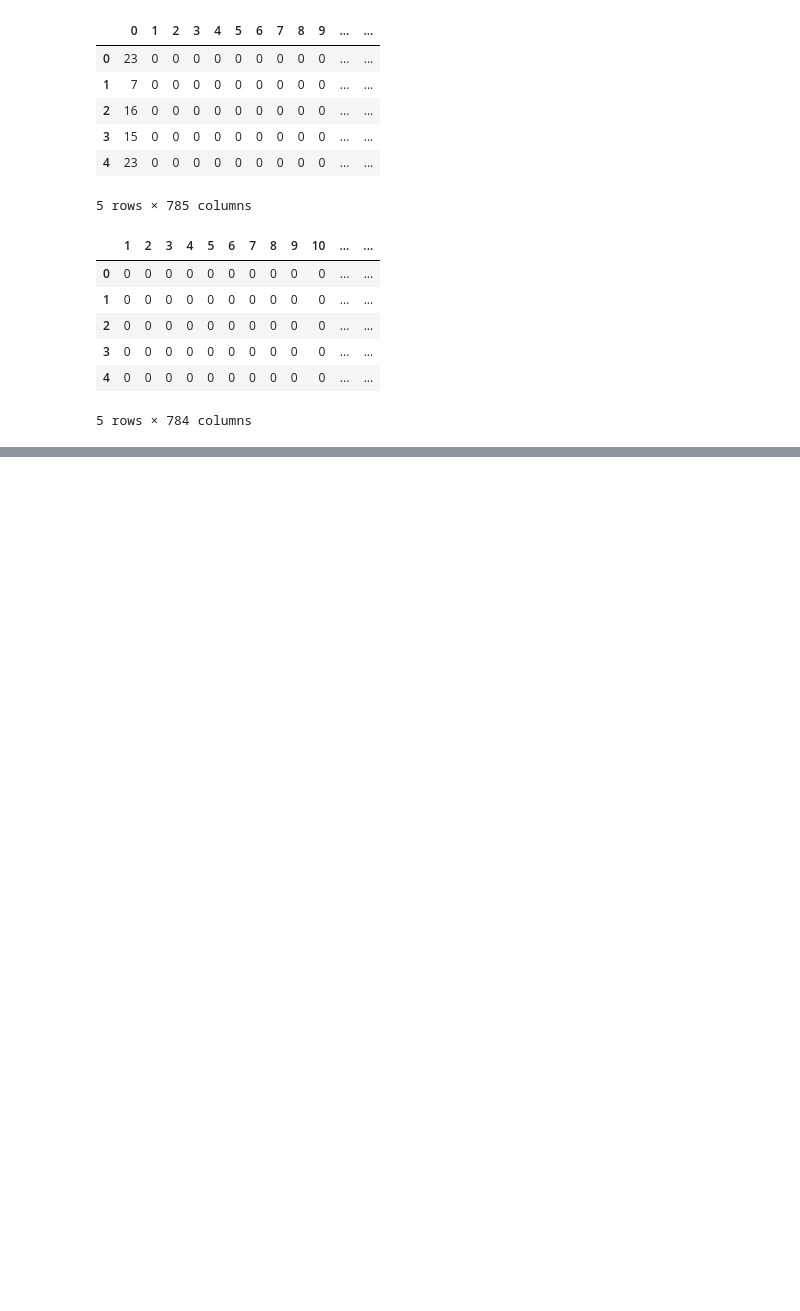
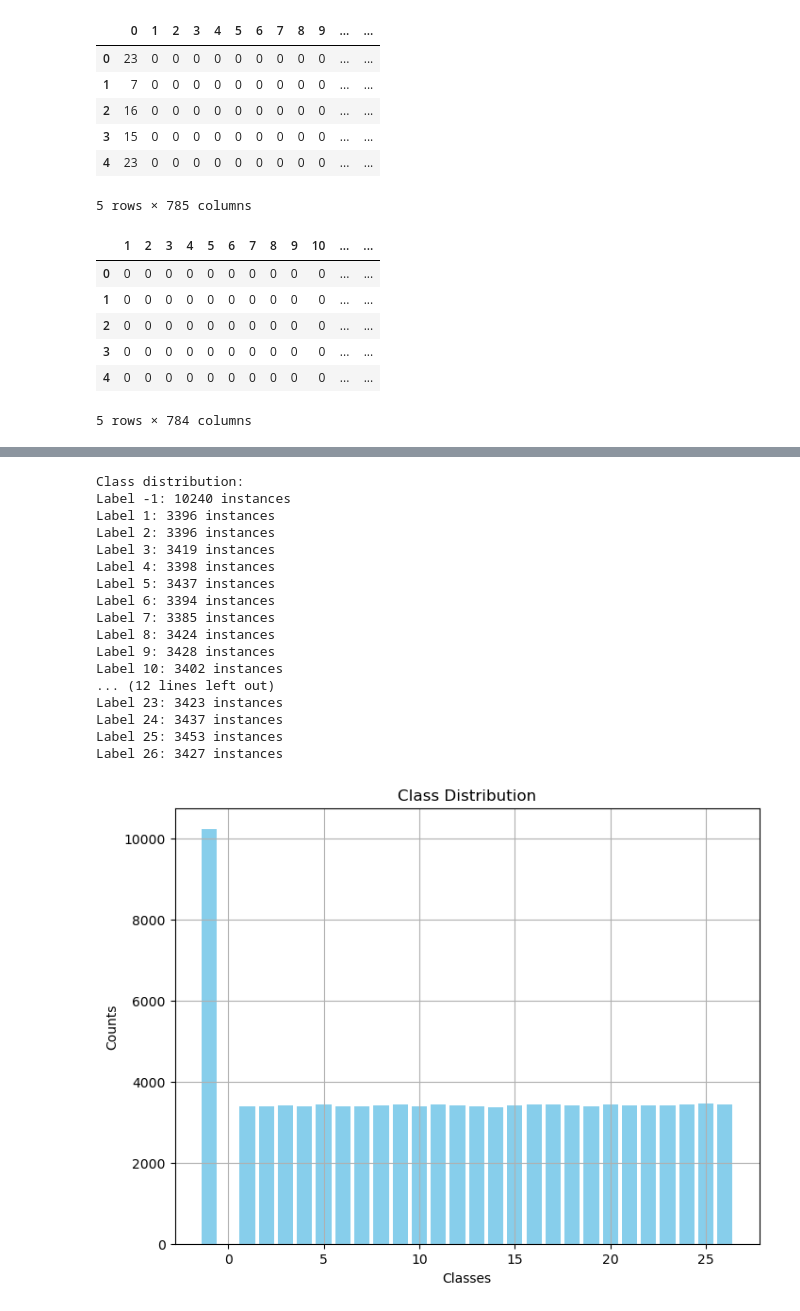
Before and after one commit to Zafyree3/DELE_CA2, a Jupyter notebook: PART A.ipynb, the cells around one changed output, grey strips where cells are left out. Cells and saved outputs as stored; diff of their text form; code cells hidden in the pictures; blank space fills up the shorter version.

```diff
--- a/PART A.ipynb
+++ b/PART A.ipynb
@@ -90 +93,42 @@ for label in ordered_labels:
 ... (15 outputs left out)
+# %%
+import numpy as np
+
+# Count occurrences of each label
+unique_labels, label_counts = np.unique(labels, return_counts=True)
+
+# Print the distribution
+print("Class distribution:")
+for label, count in zip(unique_labels, label_counts):
+    print(f"Label {label}: {count} instances")
+
+plt.figure(figsize=(8, 6))  # Specify the figure size (optional)
+plt.bar(unique_labels, label_counts, color='skyblue')
+
+# Customize the chart
+plt.title('Class Distribution')
+plt.xlabel('Classes')
+plt.ylabel('Counts')
+plt.grid(True)  # Add gridlines for better readability (optional)
+
+# Display the chart
+plt.show()
+# %% [output]
+Class distribution:
+Label -1: 10240 instances
+Label 1: 3396 instances
+Label 2: 3396 instances
+Label 3: 3419 instances
+Label 4: 3398 instances
+Label 5: 3437 instances
+Label 6: 3394 instances
+Label 7: 3385 instances
+Label 8: 3424 instances
+Label 9: 3428 instances
+Label 10: 3402 instances
+... (12 lines left out)
+Label 23: 3423 instances
+Label 24: 3437 instances
+Label 25: 3453 instances
+Label 26: 3427 instances
+[figure, added]
```
Also changed, not shown: parts of 1 cell of this notebook.
